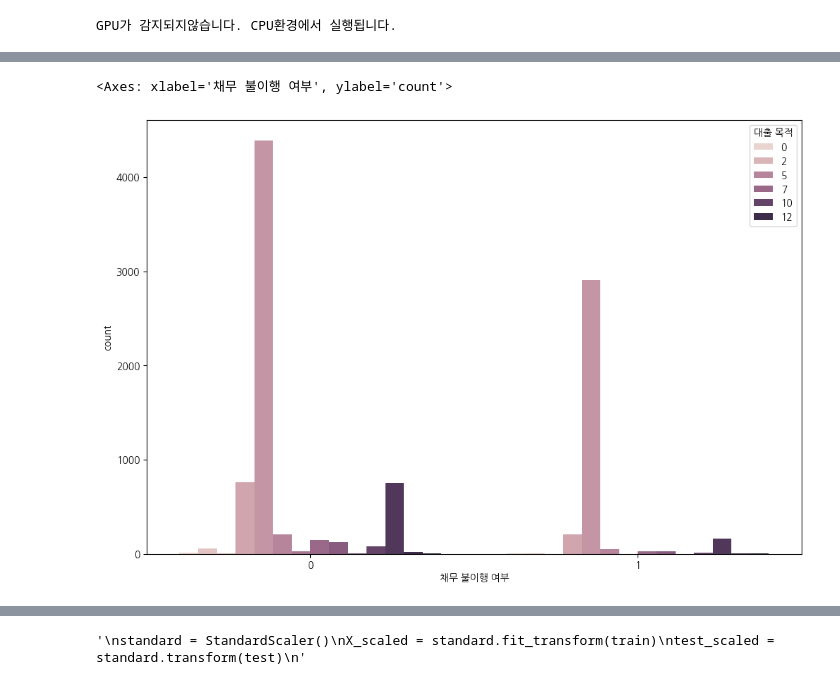
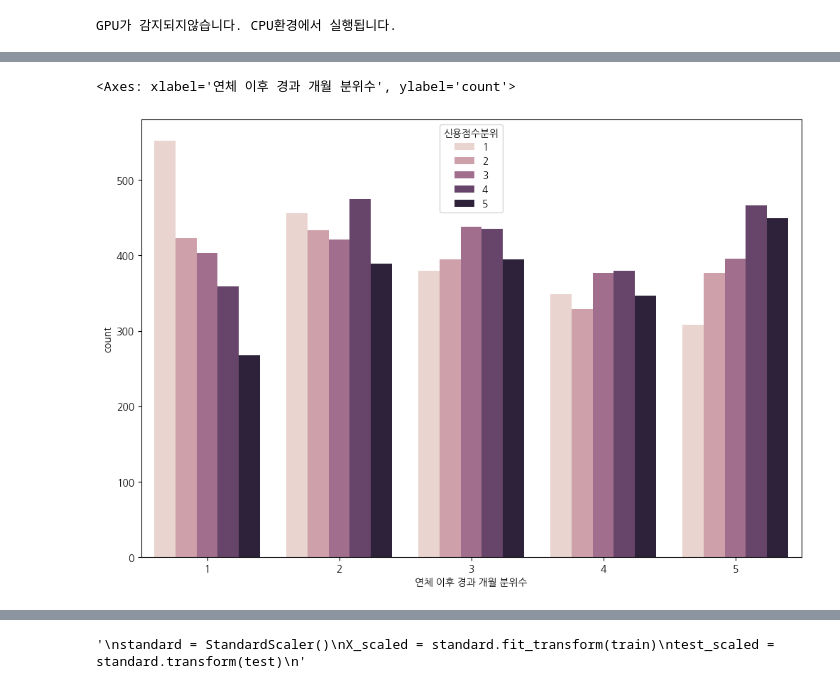
Before and after one commit to yunjun0914/dacon, a Jupyter notebook: 채무불이행 여부/채무불이행_boxcox변환.ipynb, the cells around one changed output, grey strips where cells are left out. Drawn from its saved outputs; the diff is of its cells as text; code cells hidden in the pictures.

```diff
--- a/채무불이행 여부/채무불이행_boxcox변환.ipynb
+++ b/채무불이행 여부/채무불이행_boxcox변환.ipynb
@@ -28,6 +28,7 @@ test_path = os.path.join(file_path, "데이터셋", "test.csv")
 train_df = pd.read_csv(train_path)
 test_df = pd.read_csv(test_path)
 # %%
+plt.rc("font", family = "NanumGothic")
 plt.figure(figsize = (12,8))
-sns.countplot(x = "채무 불이행 여부", hue = "대출 상환 기간", data = train_df)
+sns.countplot(x = "대출 상환 기간", hue = "채무 불이행 여부", data = train_df)
 # %% [output]
@@ -69,17 +70,21 @@ def preprocess(df):
     df["개설된_신용계좌_분위수"] = pd.qcut(df["개설된 신용계좌 수"], 5, labels = [1,2,3,4,5], duplicates = "drop").astype(int)
     df["대출잔액 분위수"] = pd.qcut(df["현재 대출 잔액"], 5, labels = [1,2,3,4,5], duplicates= "drop").astype(int)
     df["직장근속연수 분위수"] = pd.qcut(df["현재 직장 근속 연수"], 7, labels = [1,2,3,4,5], duplicates= "drop").astype(int)
+    df["연체 이후 경과 개월 분위수"] = pd.qcut(df["마지막 연체 이후 경과 개월 수"], 5, labels = [1,2,3,4,5], duplicates = "drop").astype(int)
+
+    df["채무 이행 의지 없음"] = ((df["월 상환 부채액"] == 0) & (df["대출액+신용액"] > 0)).astype(int)
 
 
     df["신용한도vs대출잔액"] = (df["현재 대출 잔액"] + df["현재 미상환 신용액"] )  / ((df["최대 신용한도"] * df["개설된 신용계좌 수"]))* 100
 
     df["DTI"] = ((df["현재 대출 잔액"] + df["현재 미상환 신용액"]) / df["연간 소득"]) * 100
-    df["DTR"] = ((df["월 상환 부채액"] + 1) / (df["연간 소득"] / 12)) * 100
+    df["DTR변형"] = (((df["월 상환 부채액"] + 1)) / (df["연간 소득"]/ 12)) * 100
 
     df["DTI분위"] = pd.qcut(df["DTI"], 5, labels = [1,2,3,4,5], duplicates= "drop").astype(int)
-    df["DTR분위"] = pd.qcut(df["DTR"], 5, labels = [1,2,3,4,5], duplicates= "drop").astype(int)
-    df["DBI"] = (df["DTI"] + df["DTR"]) / 2
-    df["DRS"] = (df["DTI"] * df["DTR"])
+    df["DTR분위"] = pd.qcut(df["DTR변형"], 5, labels = [1,2,3,4,5], duplicates= "drop").astype(int)
+    #df["DTI vs DTR"] = (df["DTR변형"] - df["DTI"])
+    df["DBI"] = (df["DTI"] + df["DTR변형"]) / 2
+    df["DRS"] = (df["DTI"] * df["DTR변형"])
 
     df["신용위험"] = ((df["개설된_신용계좌_분위수"] >= 3) & (df["신용점수분위"] <= 3) & (df["신용거래분위"] <= 3)).astype(int)
     df["소득위험"] = ((df["직장근속연수 분위수"] < 3) & (df["연간소득분위"] < 3)).astype(int)
@@ -87,9 +92,11 @@ def preprocess(df):
     df["파산위험"] = ((df["신용 문제 발생 횟수"] > 0) & ((df["개인 파산 횟수"] > 0) | (df["체납 세금 압류 횟수"] > 0))).astype(int)
     df["부채통합위험"] = ((df["대출 목적"] == 4) & (df["DTI분위"] > 3)).astype(int)
     df["부채통합위험2"] = ((df["대출 목적"] == 4) & (df["신용위험"] == 1)).astype(int)
+    df["장기상환위험"] = ((df["대출 상환 기간"] == 1) & (df["신용점수분위"] < 3)).astype(int)
+    df["연체위험"] = ((df["연체 이후 경과 개월 분위수"] < 3) & df["장기상환위험"] == 1).astype(int)
 
 
-    df["위험분자"] = df["신용위험"] + df["소득위험"] + df["대출위험"] + df["파산위험"] + df["부채통합위험"] + df["부채통합위험2"]
+    df["위험분자"] = df["신용위험"] + df["소득위험"] + df["대출위험"] + df["파산위험"] + df["부채통합위험"] + df["부채통합위험2"] + df["채무 이행 의지 없음"] + df["장기상환위험"] + df["연체위험"]
 
 
     df["근속연수vs거래연수"] = (df["현재 직장 근속 연수"] / df["신용 거래 연수"]) * 100
@@ -106,12 +113,6 @@ def preprocess(df):
 
 
     df["개설계좌vs연체이후개월수"] = df["개설된 신용계좌 수"] / (df["마지막 연체 이후 경과 개월 수"] + 1) * 100
-
-    #df["고위험 대출목적"] = (df["대출 목적"] == 4).astype(int)
-
-    목적별_위험 = df.groupby("대출 목적")["대출 상환 기간"].agg("mean") * 100
-    #df["목적별 위험분자 지수"] = df["대출 목적"].map(목적별_위험)
-    #df["목적별 위험분자 지수"] = df["목적별 위험분자 지수"].astype(float)
 
 
 
@@ -144,10 +157,10 @@ train.head()
 # %%
 plt.rc("font", family = "NanumGothic")
 plt.figure(figsize = (12,8))
-sns.countplot(x = "채무 불이행 여부", hue = "대출 목적", data = train)
+sns.countplot(x = "연체 이후 경과 개월 분위수", hue = "신용점수분위", data = train)
 # %% [output]
-<Axes: xlabel='채무 불이행 여부', ylabel='count'>
+<Axes: xlabel='연체 이후 경과 개월 분위수', ylabel='count'>
-[figure, old version]
+[figure, new version]
 # %%
 from scipy.stats import boxcox
 from scipy.special import boxcox1p
```
Also changed, not shown: parts of 14 cells of this notebook, 3 other files.
